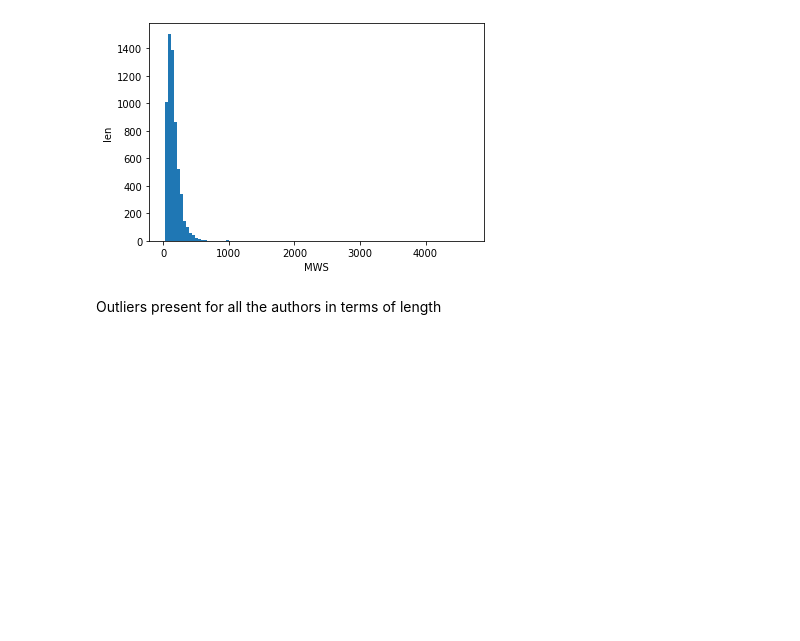
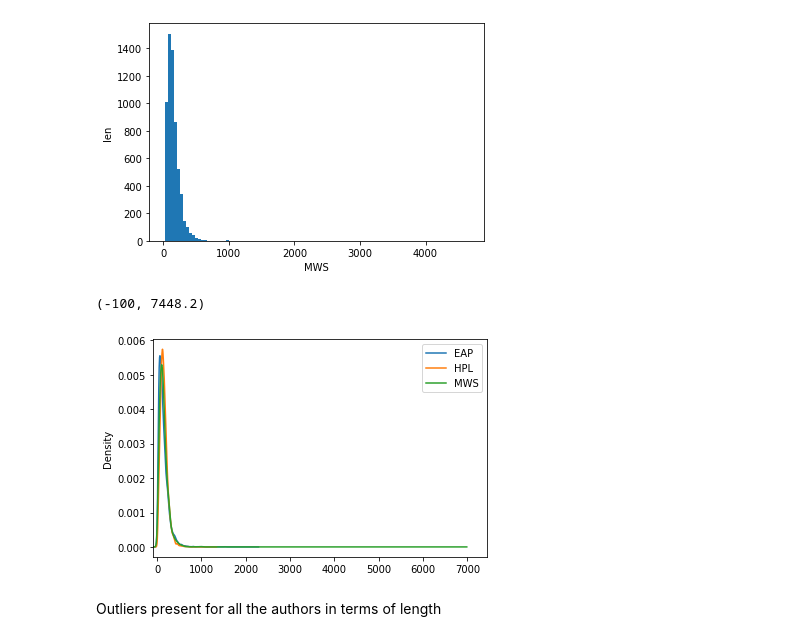
Before and after one commit to AshishSinha5/misc, a Jupyter notebook: author_identification/analysis.ipynb, the cells around one changed output. Cells and saved outputs as stored; diff of their text form; code cells hidden in the pictures; blank space fills up the shorter version.

```diff
--- a/author_identification/analysis.ipynb
+++ b/author_identification/analysis.ipynb
@@ -61,6 +61,13 @@ plot_hist(1, 'len')
 plot_hist(2, 'len')
 # %% [output]
 [figure]
+# %%
+df.groupby("author")['len'].plot(kind = 'kde')
+plt.legend(author_code.values())
+plt.xlim((-100))
+# %% [output]
+(-100, 7448.2)
+[figure, added]
 # %% [markdown]
 Outliers present for all the authors in terms of length
 # %%
```
Also changed, not shown: 16 other files.
